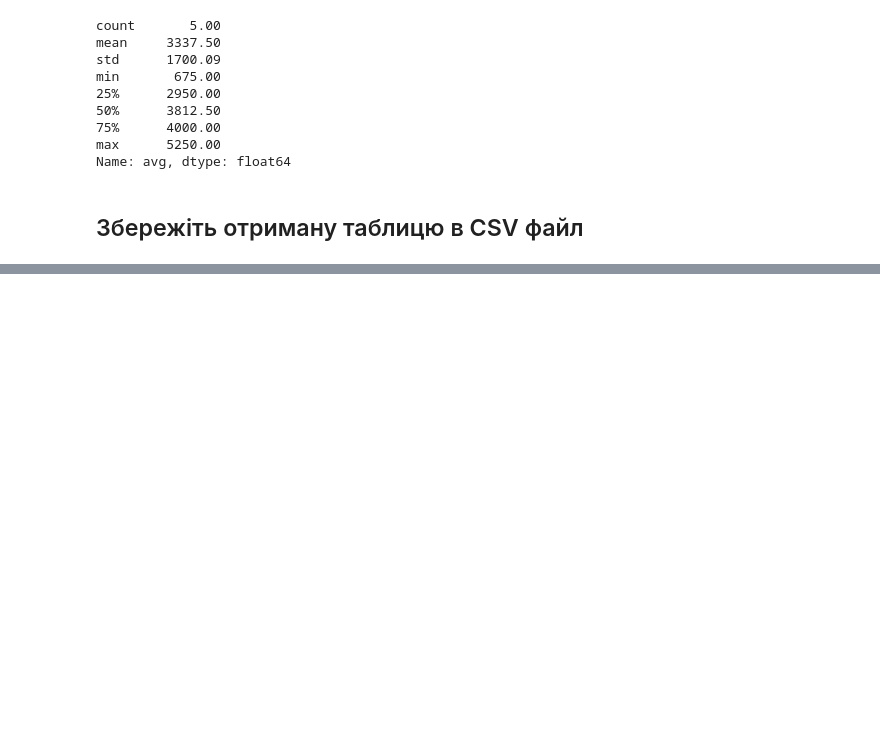
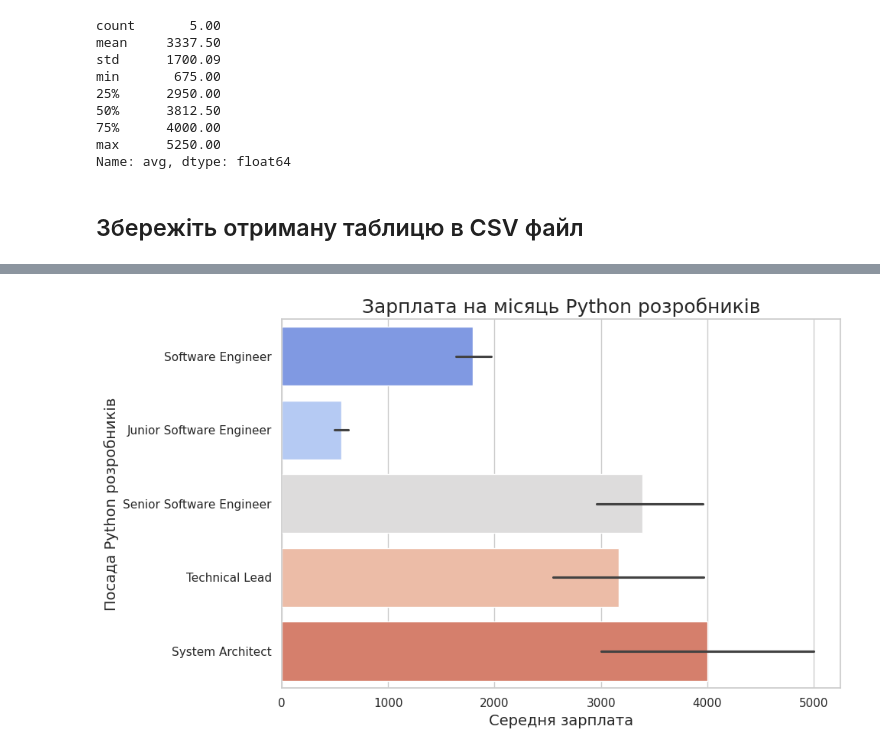
Before and after one commit to OleksiyM/Data_Science, a Jupyter notebook: Module_02/Hw2.2.ipynb, the cells around one changed output, grey strips where cells are left out. Saved outputs shown, nothing was run; the diff lists cells and outputs as text; code cells hidden in the pictures; blank space fills up the shorter version.

```diff
--- a/Module_02/Hw2.2.ipynb
+++ b/Module_02/Hw2.2.ipynb
@@ -191,0 +207,22 @@ grouped_by_job_and_salary.to_csv('salary_stat.csv')
+# %%
+# 1.2: Bar plot of the average salary by position (python_data)
+plt.figure(figsize=(10, 6))
+
+ax = sns.barplot(
+    x='Зарплата на місяць',
+    y='Посада',
+    data=python_data,
+    estimator=np.mean,
+    hue='Посада',
+    palette='coolwarm'
+)
+
+ax.set_title('Зарплата на місяць Python розробників', fontsize=18)
+ax.set_xlabel('Середня зарплата', fontsize=14)
+ax.set_ylabel('Посада Python розробників', fontsize=14)
+
+plt.tight_layout()
+
+plt.show()
+# %% [output]
+[figure, added]
```
Also changed, not shown: parts of 12 cells of this notebook.
